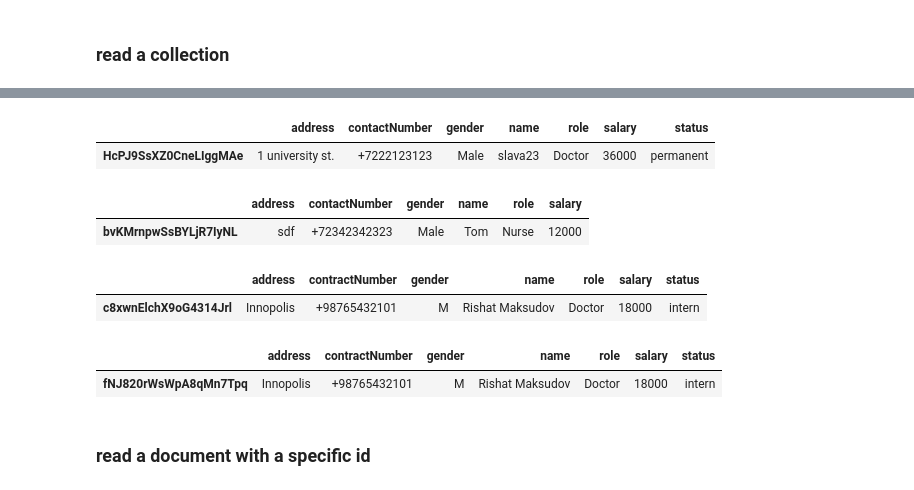
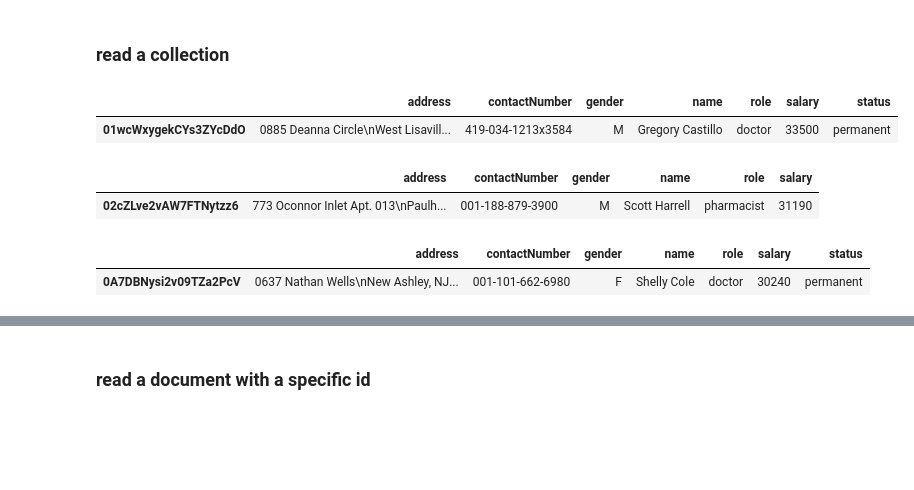
Before and after one commit to ElBatanony/dmd-hospital-system, a Jupyter notebook: Queries to Firebase.ipynb, the cells around one changed output, grey strips where cells are left out. Cells and saved outputs as stored; diff of their text form; code cells hidden in the pictures; blank space fills up the shorter version.

```diff
--- a/Queries to Firebase.ipynb
+++ b/Queries to Firebase.ipynb
@@ -23,3 +40,11 @@ db = firestore.client()
 # %%
-users_ref = db.collection("employees")
+users_ref = db.collection("employees").limit(5)
 docs = users_ref.stream()
+print_docs(docs)
+# %% [output]
+|  | address | contactNumber | gender | name | role | salary | status |
+| 01wcWxygekCYs3ZYcDdO | 0885 Deanna Circle\nWest Lisavill... | 419-034-1213x3584 | M | Gregory Castillo | doctor | 33500 | permanent |
+|  | address | contactNumber | gender | name | role | salary |
+| 02cZLve2vAW7FTNytzz6 | 773 Oconnor Inlet Apt. 013\nPaulh... | 001-188-879-3900 | M | Scott Harrell | pharmacist | 31190 |
+|  | address | contactNumber | gender | name | role | salary | status |
+| 0A7DBNysi2v09TZa2PcV | 0637 Nathan Wells\nNew Ashley, NJ... | 001-101-662-6980 | F | Shelly Cole | doctor | 30240 | permanent |
@@ -35,14 +55,3 @@ def print_docs(docs):
-# %%
-print_docs(docs)
-# %% [output]
-|  | address | contactNumber | gender | name | role | salary | status |
-| HcPJ9SsXZ0CneLIggMAe | 1 university st. | +7222123123 | Male | slava23 | Doctor | 36000 | permanent |
-|  | address | contactNumber | gender | name | role | salary |
-| bvKMrnpwSsBYLjR7IyNL | sdf | +72342342323 | Male | Tom | Nurse | 12000 |
-|  | address | contractNumber | gender | name | role | salary | status |
-| c8xwnElchX9oG4314Jrl | Innopolis | +98765432101 | M | Rishat Maksudov | Doctor | 18000 | intern |
-|  | address | contractNumber | gender | name | role | salary | status |
-| fNJ820rWsWpA8qMn7Tpq | Innopolis | +98765432101 | M | Rishat Maksudov | Doctor | 18000 | intern |
 # %% [markdown]
 ### read a document with a specific id
 # %%
```
Also changed, not shown: parts of 6 cells of this notebook.
